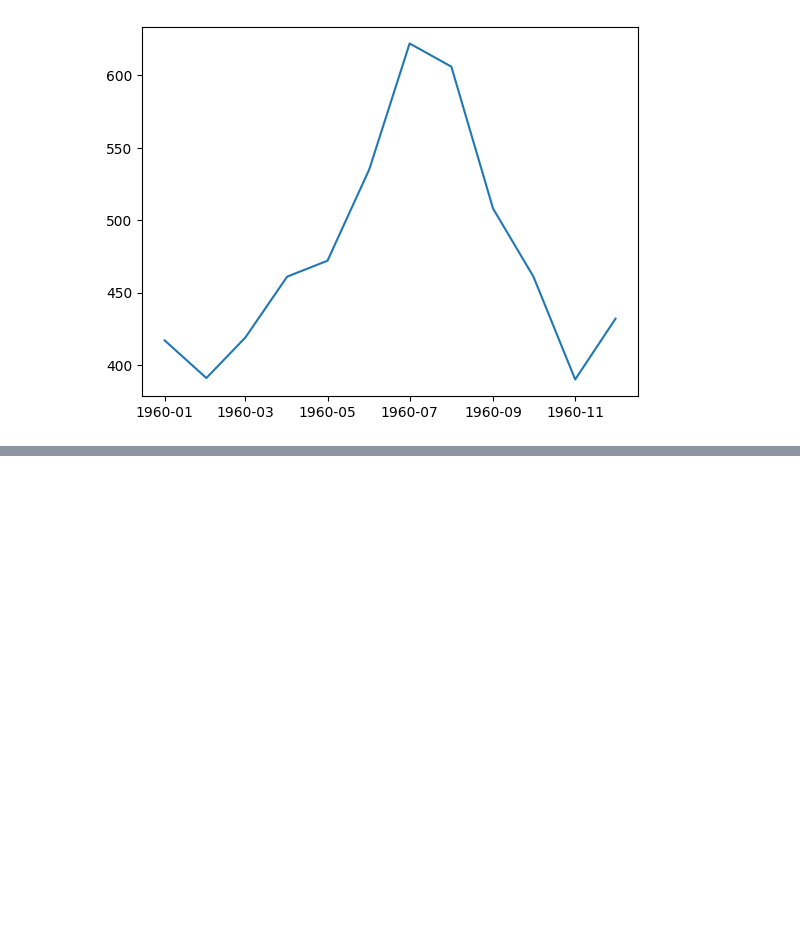
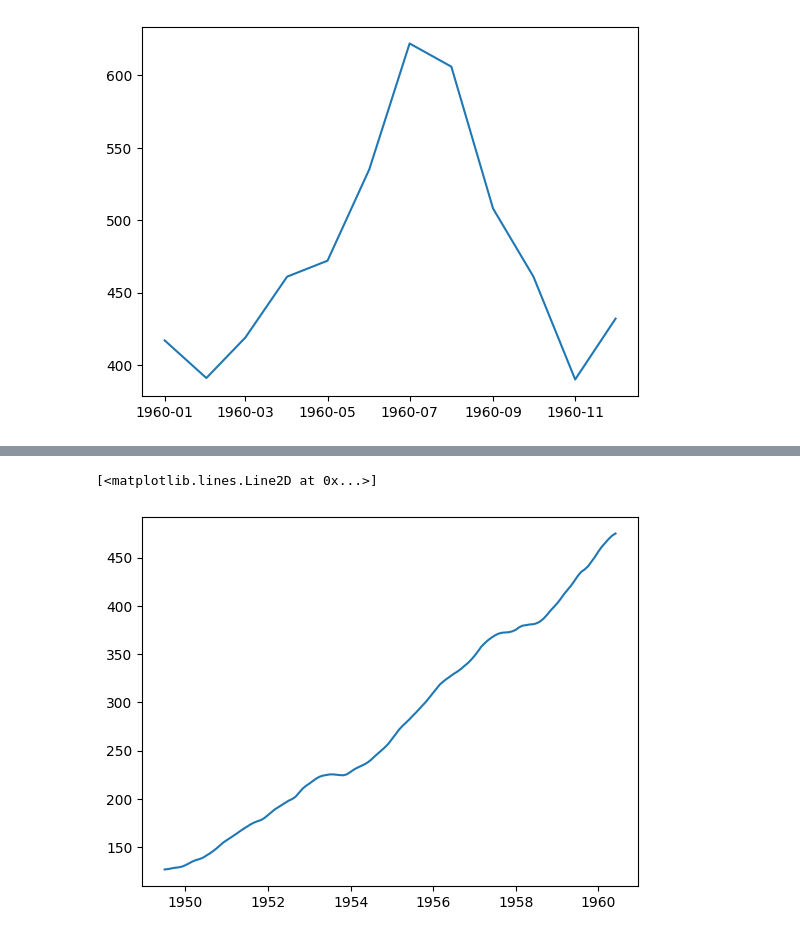
Before and after one commit to stephanyresque/Ciencia-de-dados, a Jupyter notebook: Series_Temporais.ipynb, the cells around one changed output, grey strips where cells are left out. Drawn from its saved outputs; the diff is of its cells as text; code cells hidden in the pictures; blank space fills up the shorter version.

```diff
--- a/Series_Temporais.ipynb
+++ b/Series_Temporais.ipynb
@@ -195,0 +206,4 @@ plt.plot(ts_datas)
+# %%
+#tendência
+tendencia = decomposicao.trend
+tendencia
@@ -195,0 +271,5 @@ plt.plot(ts_datas)
+# %%
+plt.plot(tendencia)
+# %% [output]
+[<matplotlib.lines.Line2D at 0x...>]
+[figure, added]
```
Also changed, not shown: parts of 9 cells of this notebook.
